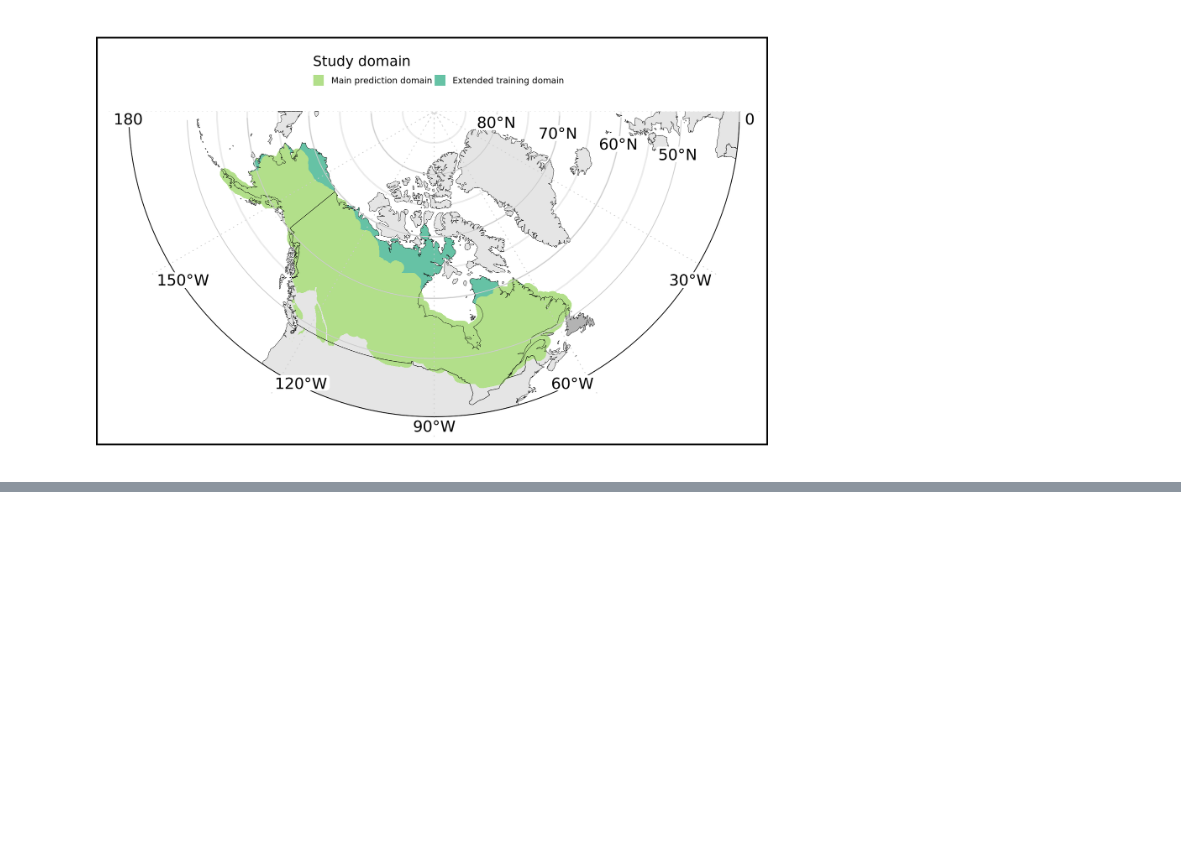
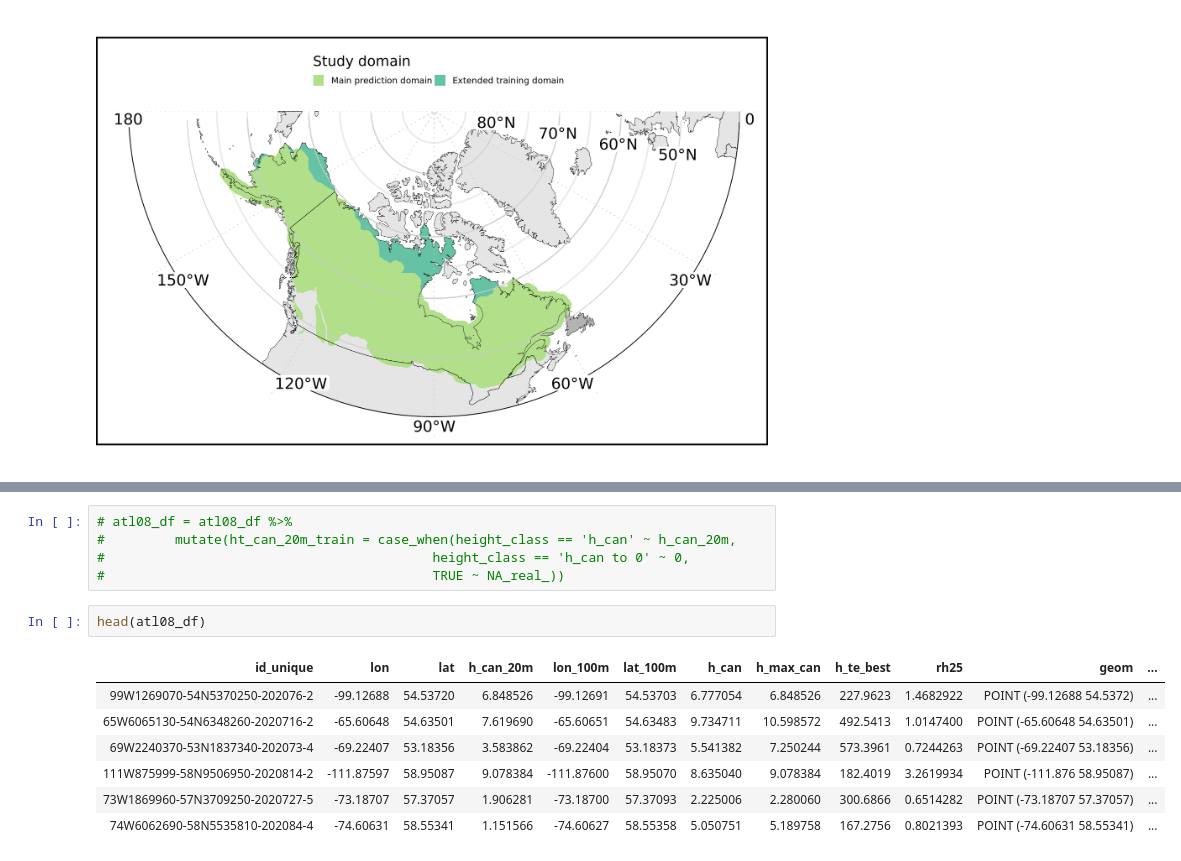
Before and after one commit to pahbs/maap_tools, a Jupyter notebook: notebooks/boreal_ecotone_map.ipynb, the cells around one changed output, grey strips where cells are left out. Drawn from its saved outputs; the diff is of its cells as text; blank space fills up the shorter version.

```diff
--- a/notebooks/boreal_ecotone_map.ipynb
+++ b/notebooks/boreal_ecotone_map.ipynb
@@ -222,0 +228,15 @@ atl08_df = sample_frast_read('/projects/my-public-bucket/databank/boreal_height_
+# %%
+# atl08_df = atl08_df %>%
+#         mutate(ht_can_20m_train = case_when(height_class == 'h_can' ~ h_can_20m,
+#                                          height_class == 'h_can to 0' ~ 0,
+#                                          TRUE ~ NA_real_))
+# %%
+head(atl08_df)
+# %% [output]
+| id_unique | lon | lat | h_can_20m | lon_100m | lat_100m | h_can | h_max_can | h_te_best | rh25 | geom | ... |
+| 99W1269070-54N5370250-202076-2 | -99.12688 | 54.53720 | 6.848526 | -99.12691 | 54.53703 | 6.777054 | 6.848526 | 227.9623 | 1.4682922 | POINT (-99.12688 54.5372) | ... |
+| 65W6065130-54N6348260-2020716-2 | -65.60648 | 54.63501 | 7.619690 | -65.60651 | 54.63483 | 9.734711 | 10.598572 | 492.5413 | 1.0147400 | POINT (-65.60648 54.63501) | ... |
+| 69W2240370-53N1837340-202073-4 | -69.22407 | 53.18356 | 3.583862 | -69.22404 | 53.18373 | 5.541382 | 7.250244 | 573.3961 | 0.7244263 | POINT (-69.22407 53.18356) | ... |
+| 111W875999-58N9506950-2020814-2 | -111.87597 | 58.95087 | 9.078384 | -111.87600 | 58.95070 | 8.635040 | 9.078384 | 182.4019 | 3.2619934 | POINT (-111.876 58.95087) | ... |
+| 73W1869960-57N3709250-2020727-5 | -73.18707 | 57.37057 | 1.906281 | -73.18700 | 57.37093 | 2.225006 | 2.280060 | 300.6866 | 0.6514282 | POINT (-73.18707 57.37057) | ... |
+| 74W6062690-58N5535810-202084-4 | -74.60631 | 58.55341 | 1.151566 | -74.60627 | 58.55358 | 5.050751 | 5.189758 | 167.2756 | 0.8021393 | POINT (-74.60631 58.55341) | ... |
```
Also changed, not shown: parts of 15 cells of this notebook.
